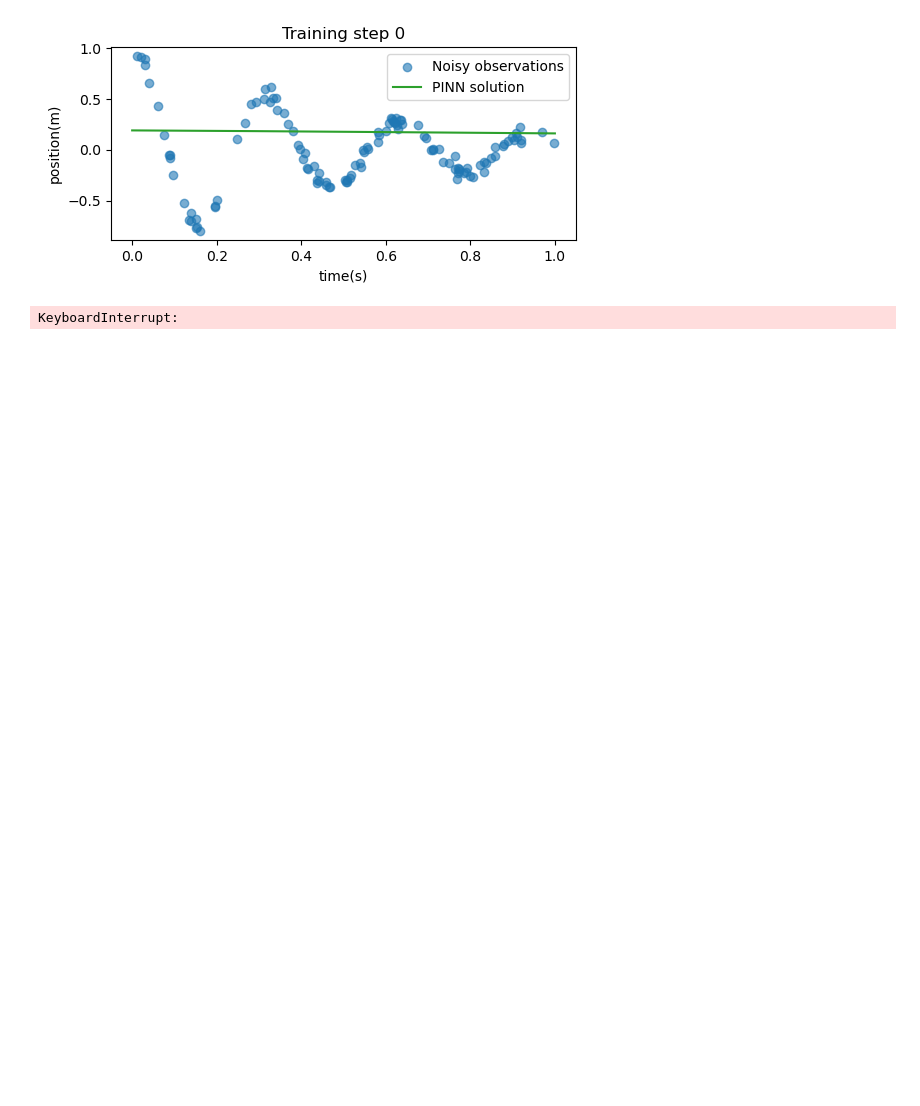
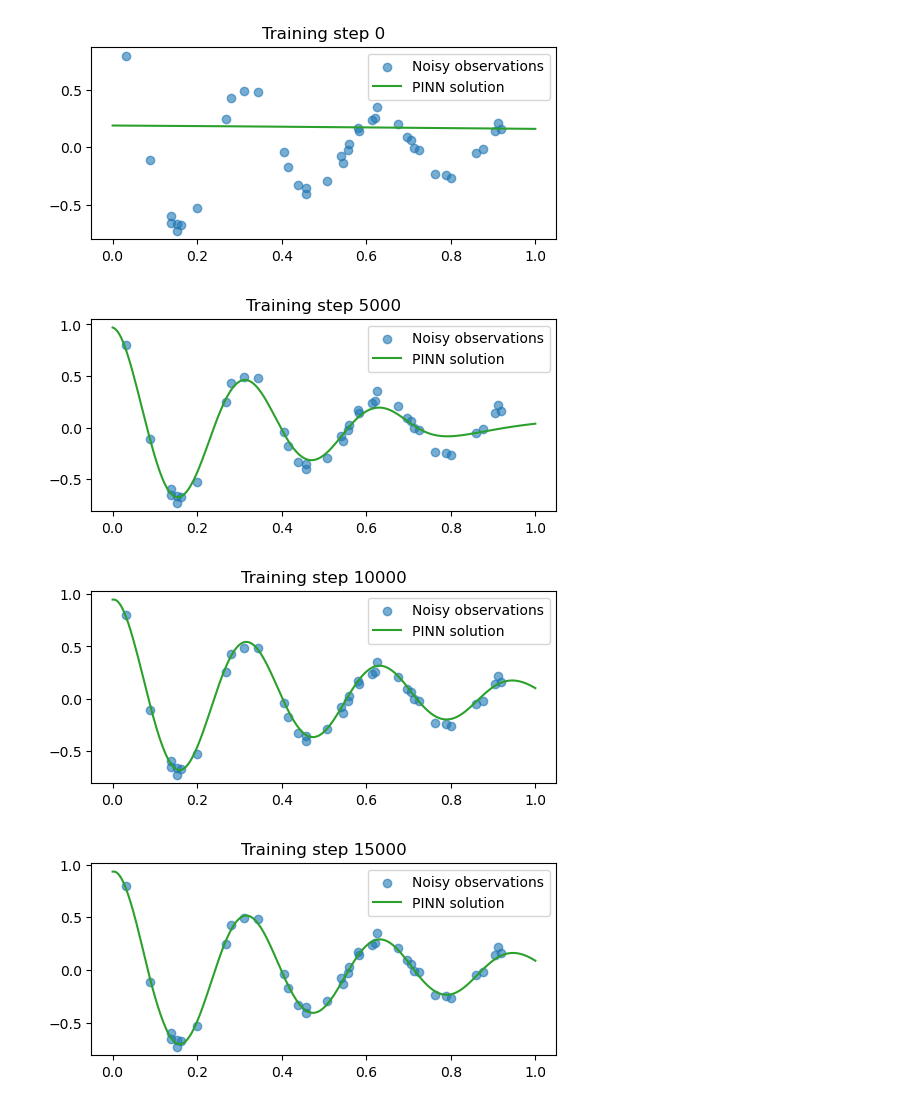
Before and after one commit to saglamzeynep/Harmonic-Oscillator, a Jupyter notebook: Harmonic Oscillator-PINN.ipynb, the cells around one changed output. Drawn from its saved outputs; the diff is of its cells as text; code cells hidden in the pictures; blank space fills up the shorter version.

```diff
--- a/Harmonic Oscillator-PINN.ipynb
+++ b/Harmonic Oscillator-PINN.ipynb
@@ -103,7 +103,7 @@ for i in range(15001):
 torch.manual_seed(954)
 d, w0 = 2, 20
 print(f"True value of mu: {2*d}")
-t_obs = torch.rand(120).view(-1,1)
+t_obs = torch.rand(40).view(-1,1)
 u_obs = exact_solution(d, w0, t_obs) + 0.04*torch.randn_like(t_obs)
 
 plt.figure()
@@ -125,11 +125,11 @@ torch.manual_seed(954)
 pinn = FCN(1,1,32,3)
 
 # define training points over the entire domain, for the physics loss
-t_physics = torch.linspace(0,1,20).view(-1,1).requires_grad_(True)
+t_physics = torch.linspace(0,1,30).view(-1,1).requires_grad_(True)
 
 # train the PINN
 d, w0 = 2, 20
-mu, k = 2*d, w0**2
+_, k = 2*d, w0**2
 
 # treat mu as a learnable parameter
 mu = torch.nn.Parameter(torch.zeros(1, requires_grad=True))
@@ -139,9 +139,6 @@ mus = []
 optimiser = torch.optim.Adam(list(pinn.parameters())+[mu],lr=1e-3)
 for i in range(15001):
     optimiser.zero_grad()
-
-    # compute each term of the PINN loss function above
-    # using the following hyperparameters:
     lambda1 = 1e4
 
     # compute physics loss
@@ -154,35 +151,34 @@ for i in range(15001):
     u = pinn(t_obs)
     loss2 = torch.mean((u - u_obs)**2)
 
     # backpropagate joint loss, take optimiser step
     loss = loss1 + lambda1*loss2
     loss.backward()
     optimiser.step()
 
     # record mu value
     mus.append(mu.item())
 
     # plot the result as training progresses
     if i % 5000 == 0:
         u = pinn(t_test).detach()
         plt.figure(figsize=(6,2.5))
         plt.scatter(t_obs[:,0], u_obs[:,0], label="Noisy observations", alpha=0.6)
         plt.plot(t_test[:,0], u[:,0], label="PINN solution", color="tab:green")
         plt.title(f"Training step {i}")
         plt.legend()
-        plt.xlabel("time(s)")
-        plt.ylabel("position(m)")
-        plt.savefig("s{}.png".format(i),bbox_inches='tight')
         plt.show()
 
 plt.figure()
 plt.title("$\mu$")
 plt.plot(mus, label="PINN estimate")
 plt.hlines(2*d, 0, len(mus), label="True value", color="tab:green")
 plt.legend()
 plt.xlabel("Training step")
 plt.savefig("mü.png",bbox_inches='tight')
 plt.show()
 # %% [output]
-[figure, old version]
+[figure, new version]
-KeyboardInterrupt:
+[figure, added]
+[figure, added]
+[figure, added]
```
Also changed, not shown: parts of 3 cells of this notebook.
